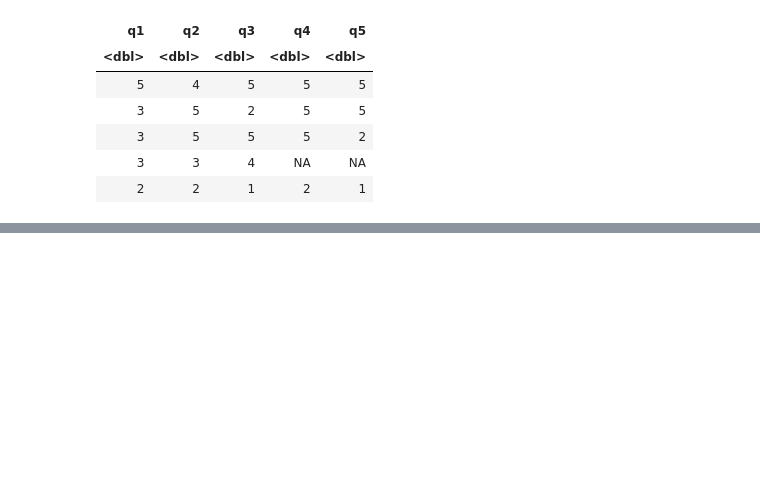
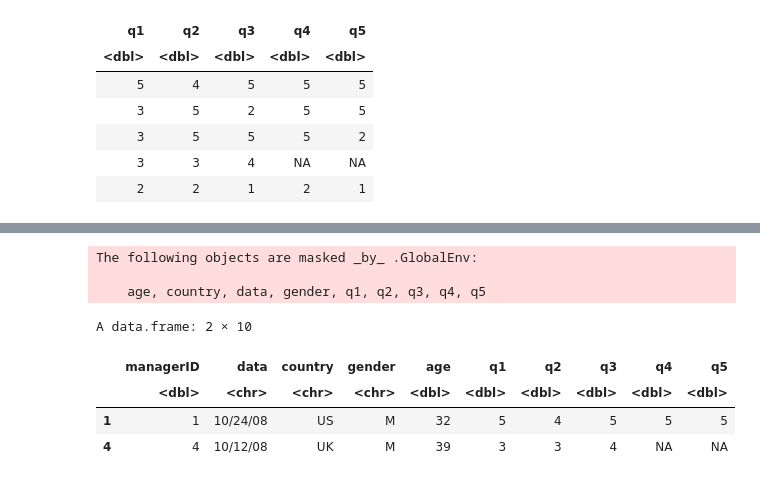
Before and after one commit to ruishuQU/R-IN-ACTION, a Jupyter notebook: code/ch04 基本数据管理.ipynb, the cells around one changed output, grey strips where cells are left out. Saved outputs shown, nothing was run; the diff lists cells and outputs as text; code cells hidden in the pictures; blank space fills up the shorter version.

```diff
--- a/code/ch04 基本数据管理.ipynb
+++ b/code/ch04 基本数据管理.ipynb
@@ -408,0 +436,19 @@ A data.frame: 5 × 5
+# %%
+# 4.10.3 选入观测
+# 4-6 选入观测
+newdata <- leadership[1:3,]
+newdata <- leadership[leadership$gender=="M" &
+leadership$age > 30,]# 选择所有30岁以上的男性
+attach(leadership)
+newdata <- leadership[gender=='M' & age > 30,]#选择所有30岁以上的男性
+detach(leadership)
+newdata
+# %% [output]
+The following objects are masked _by_ .GlobalEnv:
+
+    age, country, data, gender, q1, q2, q3, q4, q5
+A data.frame: 2 × 10
+|  | managerID | data | country | gender | age | q1 | q2 | q3 | q4 | q5 |
+|  | <dbl> | <chr> | <chr> | <chr> | <dbl> | <dbl> | <dbl> | <dbl> | <dbl> | <dbl> |
+| 1 | 1 | 10/24/08 | US | M | 32 | 5 | 4 | 5 | 5 | 5 |
+| 4 | 4 | 10/12/08 | UK | M | 39 | 3 | 3 | 4 | NA | NA |
```
Also changed, not shown: parts of 8 cells of this notebook.
